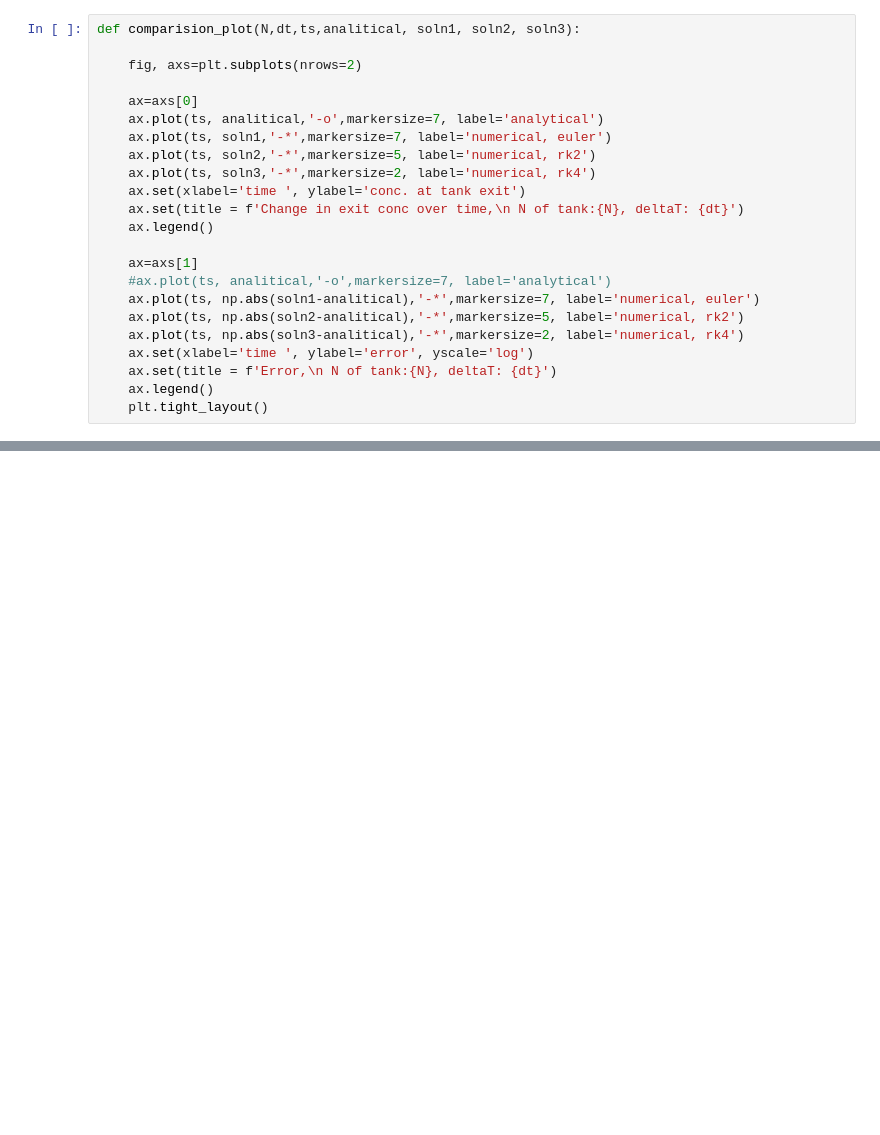
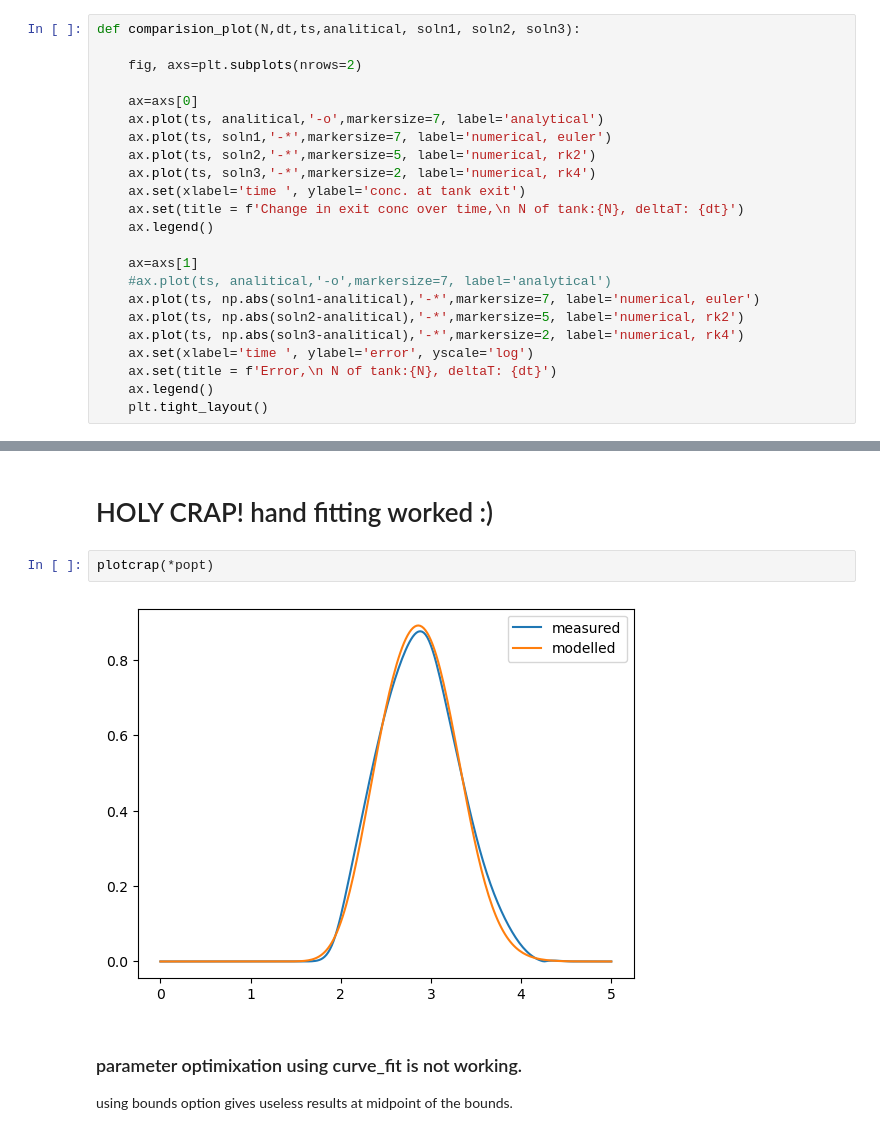
Before and after one commit to waves-stats/MOD_510_2023_autumn, a Jupyter notebook: Partha/project3/mod510_project3_partha.ipynb, the cells around one changed output, grey strips where cells are left out. Saved outputs shown, nothing was run; the diff lists cells and outputs as text; blank space fills up the shorter version.

```diff
--- a/Partha/project3/mod510_project3_partha.ipynb
+++ b/Partha/project3/mod510_project3_partha.ipynb
@@ -220,0 +384,9 @@ make(dt = .01,Tmax = 5,N=3)
+# %% [markdown]
+# HOLY CRAP! hand fitting worked :)
+# %%
+plotcrap(*popt)
+# %% [output]
+[figure, added]
+# %% [markdown]
+### parameter optimixation using curve_fit is not working.
+using bounds option gives useless results at midpoint of the bounds.
```
Also changed, not shown: parts of 22 cells of this notebook, 12 other files.
